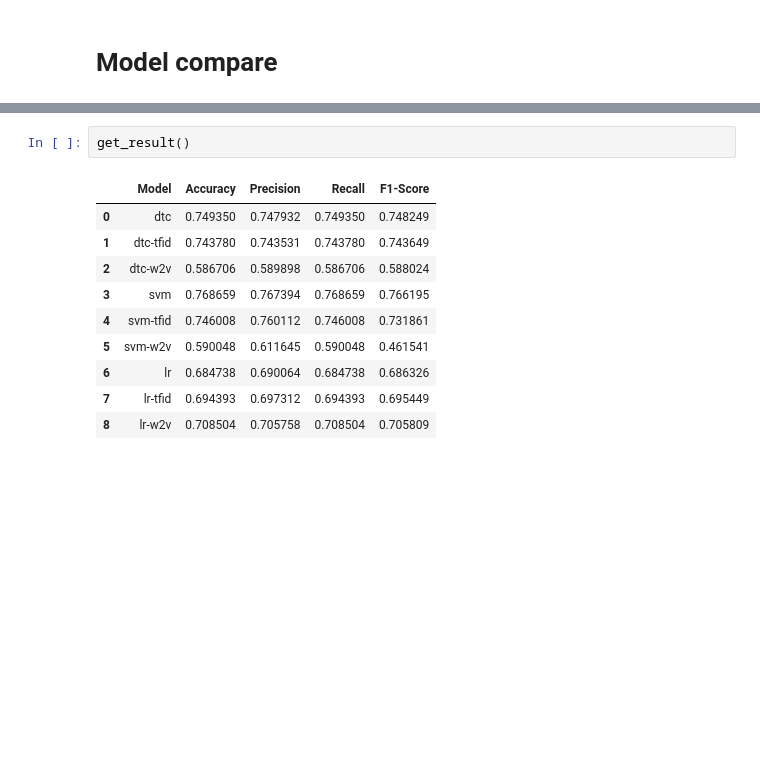
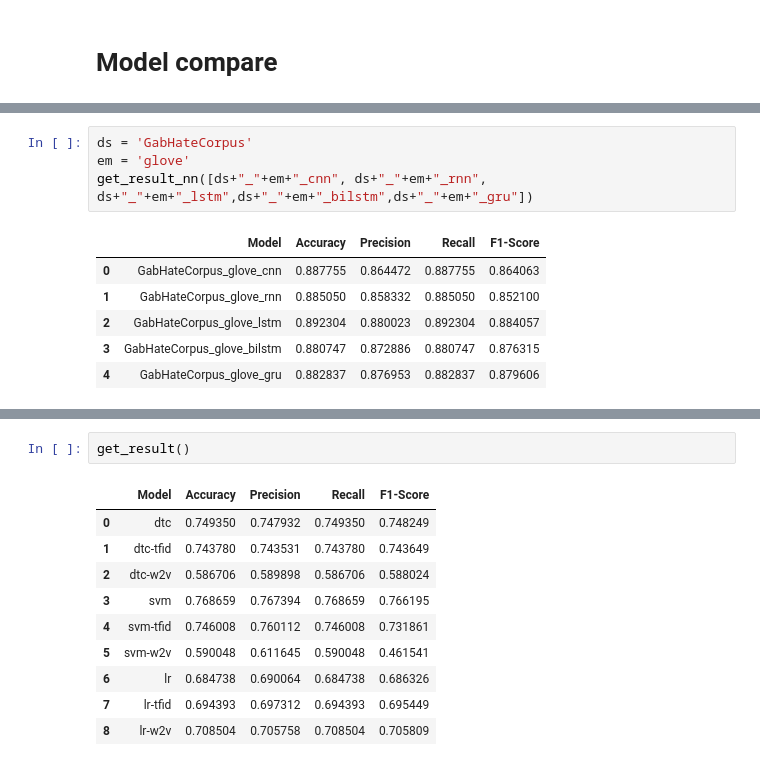
Before and after one commit to yclee98/Hate-speech-detection, a Jupyter notebook: models.ipynb, the cells around one changed output, grey strips where cells are left out. Drawn from its saved outputs; the diff is of its cells as text; blank space fills up the shorter version.

```diff
--- a/models.ipynb
+++ b/models.ipynb
@@ -1193,0 +1138,11 @@ get_result_nn(["cnn-"+em, "rnn-"+em, "lstm-"+em,"bilstm-"+em, "gru-"+em])
+# %%
+ds = 'GabHateCorpus'
+em = 'glove'
+get_result_nn([ds+"_"+em+"_cnn", ds+"_"+em+"_rnn", ds+"_"+em+"_lstm",ds+"_"+em+"_bilstm",ds+"_"+em+"_gru"])
+# %% [output]
+|  | Model | Accuracy | Precision | Recall | F1-Score |
+| 0 | GabHateCorpus_glove_cnn | 0.887755 | 0.864472 | 0.887755 | 0.864063 |
+| 1 | GabHateCorpus_glove_rnn | 0.885050 | 0.858332 | 0.885050 | 0.852100 |
+| 2 | GabHateCorpus_glove_lstm | 0.892304 | 0.880023 | 0.892304 | 0.884057 |
+| 3 | GabHateCorpus_glove_bilstm | 0.880747 | 0.872886 | 0.880747 | 0.876315 |
+| 4 | GabHateCorpus_glove_gru | 0.882837 | 0.876953 | 0.882837 | 0.879606 |
```
Also changed, not shown: parts of 39 cells of this notebook, 6 other files.
